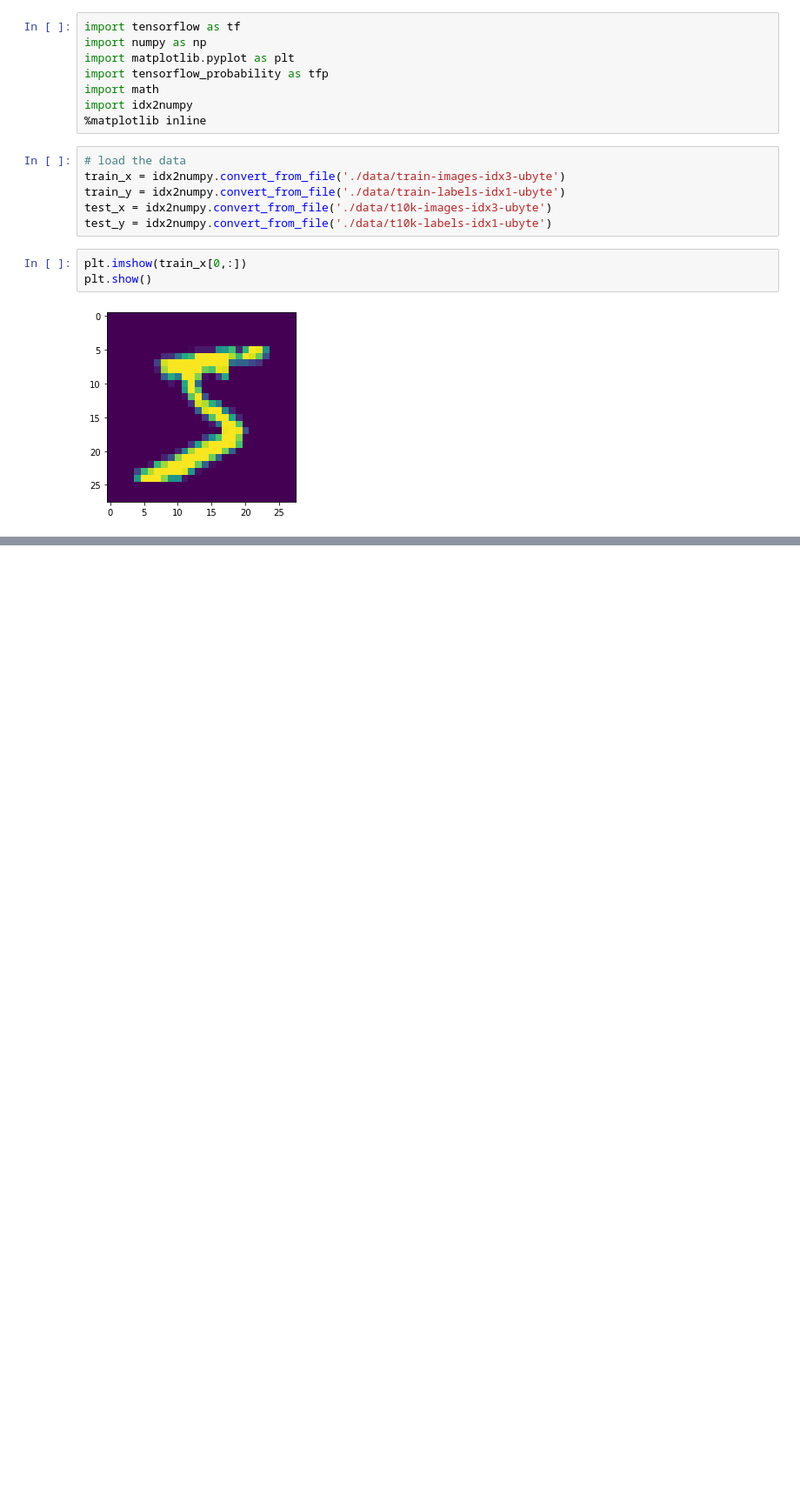
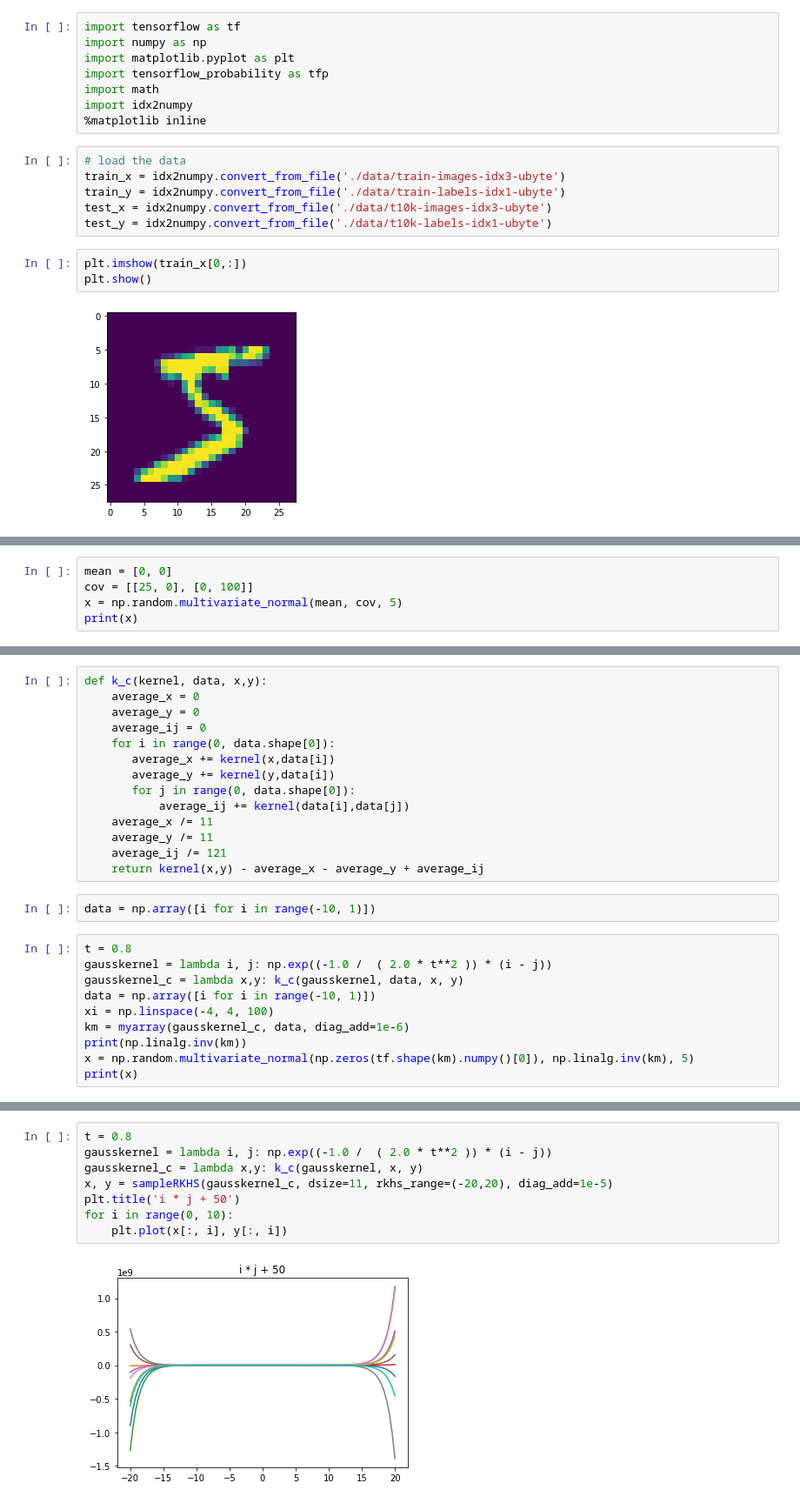
Before and after one commit to karasjoh000/KernelPCA, a Jupyter notebook: h2.ipynb, the cells around one changed output, grey strips where cells are left out. Shown at 87% size. Saved outputs shown, nothing was run; the diff lists cells and outputs as text; blank space fills up the shorter version.

```diff
--- a/h2.ipynb
+++ b/h2.ipynb
@@ -77,3 +89,8 @@ def sampleRKHS(kernelfunc, dsize=10, center=True, ssize=12, rkhs_range=(-4,4), f
     # each fx will need its own alpha. Amount sampled is the amount of sample functions we want to generate.
     Fx = np.matmul(Kx, alphas.T)
     return X_f, Fx
+# %%
+mean = [0, 0]
+cov = [[25, 0], [0, 100]]
+x = np.random.multivariate_normal(mean, cov, 5)
+print(x)
@@ -79,0 +116,26 @@ def sampleRKHS(kernelfunc, dsize=10, center=True, ssize=12, rkhs_range=(-4,4), f
+# %%
+def k_c(kernel, data, x,y):
+    average_x = 0
+    average_y = 0
+    average_ij = 0
+    for i in range(0, data.shape[0]):
+       average_x += kernel(x,data[i])
+       average_y += kernel(y,data[i])
+       for j in range(0, data.shape[0]):
+           average_ij += kernel(data[i],data[j])
+    average_x /= 11
+    average_y /= 11
+    average_ij /= 121
+    return kernel(x,y) - average_x - average_y + average_ij
+# %%
+data = np.array([i for i in range(-10, 1)])
+# %%
+t = 0.8
+gausskernel = lambda i, j: np.exp((-1.0 /  ( 2.0 * t**2 )) * (i - j))
+gausskernel_c = lambda x,y: k_c(gausskernel, data, x, y)
+data = np.array([i for i in range(-10, 1)])
+xi = np.linspace(-4, 4, 100)
+km = myarray(gausskernel_c, data, diag_add=1e-6)
+print(np.linalg.inv(km))
+x = np.random.multivariate_normal(np.zeros(tf.shape(km).numpy()[0]), np.linalg.inv(km), 5)
+print(x)
@@ -79,0 +188,10 @@ def sampleRKHS(kernelfunc, dsize=10, center=True, ssize=12, rkhs_range=(-4,4), f
+# %%
+t = 0.8
+gausskernel = lambda i, j: np.exp((-1.0 /  ( 2.0 * t**2 )) * (i - j))
+gausskernel_c = lambda x,y: k_c(gausskernel, x, y)
+x, y = sampleRKHS(gausskernel_c, dsize=11, rkhs_range=(-20,20), diag_add=1e-5)
+plt.title('i * j + 50')
+for i in range(0, 10):
+    plt.plot(x[:, i], y[:, i])
+# %% [output]
+[figure, added]
```
Also changed, not shown: parts of 13 cells of this notebook, 8 other files.
